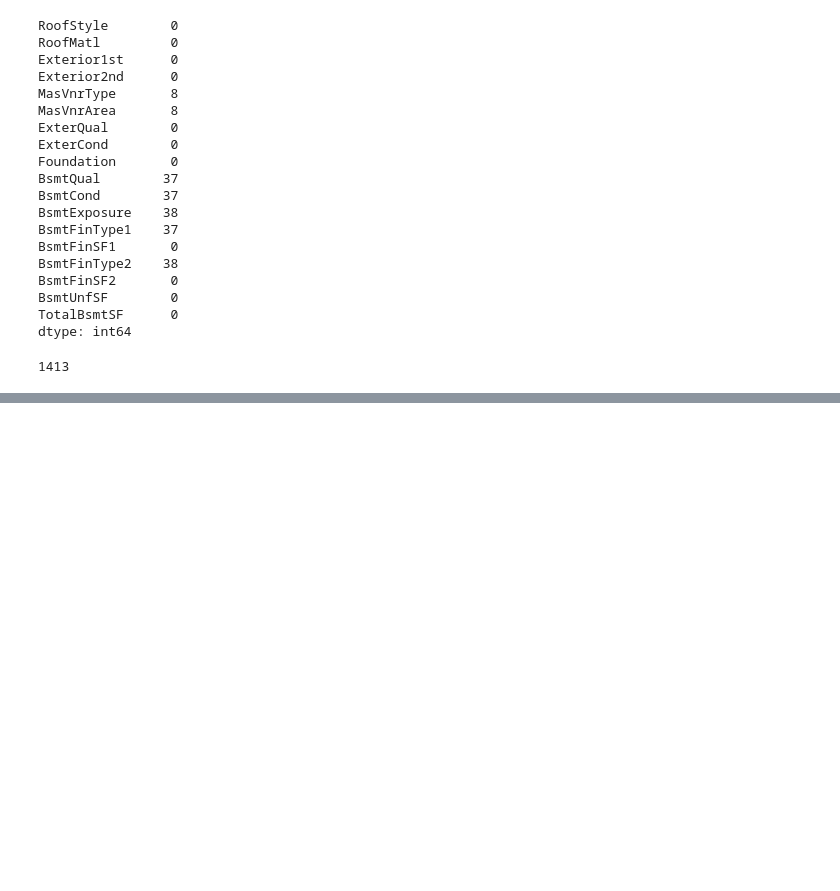
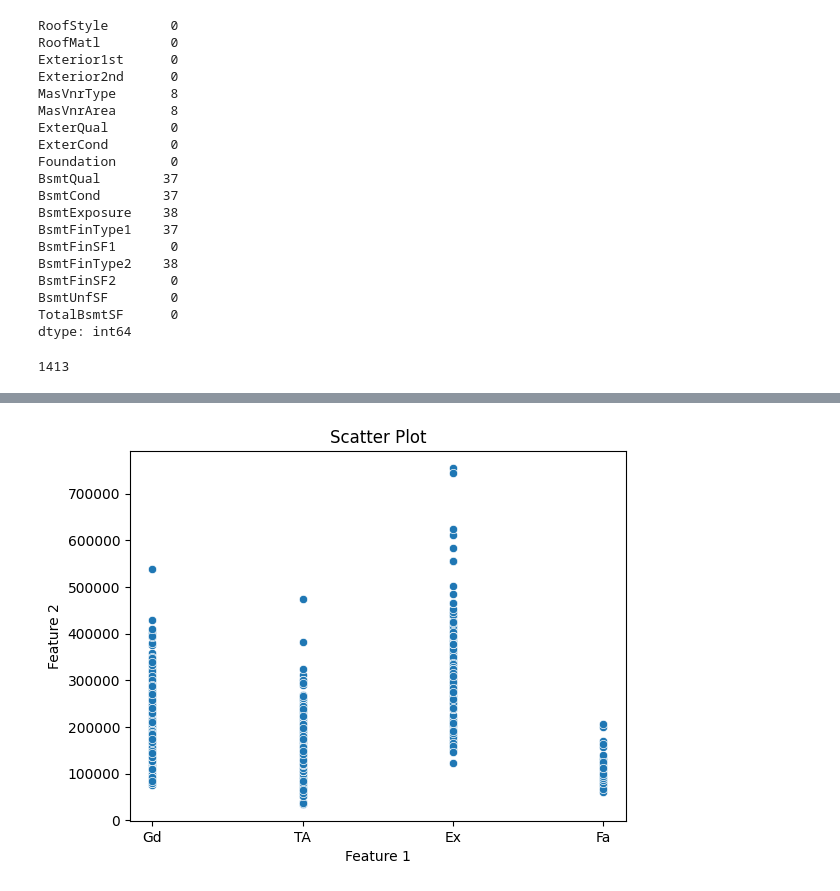
Before and after one commit to yichen-huang/House-Prices-Advanced-Regression-Techniques, a Jupyter notebook: data_understanding_column_20_40.ipynb, the cells around one changed output, grey strips where cells are left out. Drawn from its saved outputs; the diff is of its cells as text; code cells hidden in the pictures; blank space fills up the shorter version.

```diff
--- a/data_understanding_column_20_40.ipynb
+++ b/data_understanding_column_20_40.ipynb
@@ -274,0 +282,15 @@ plt.show()
+# %%
+import matplotlib.pyplot as plt
+import seaborn as sns
+
+train = pd.read_csv('train.csv', sep=',')
+
+sns.scatterplot(x='BsmtQual', y='SalePrice', data=train)
+
+plt.title('Scatter Plot')
+plt.xlabel('Feature 1')
+plt.ylabel('Feature 2')
+
+plt.show()
+# %% [output]
+[figure, added]
```
Also changed, not shown: parts of 20 cells of this notebook.
